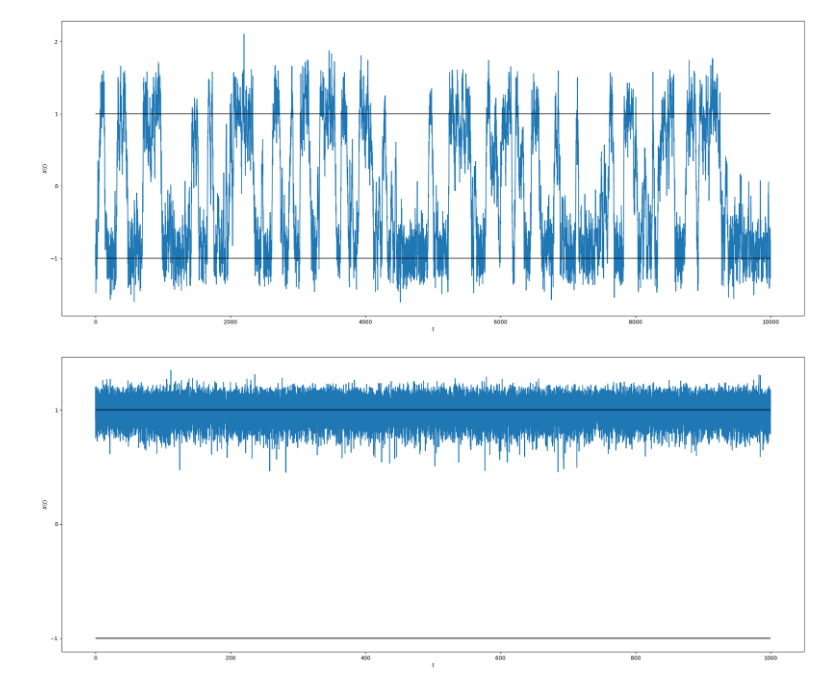
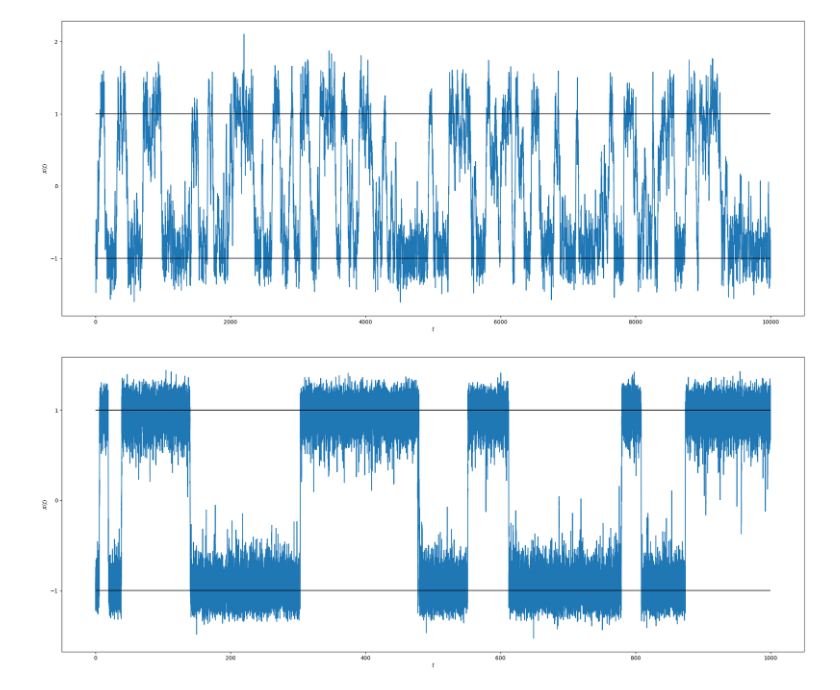
Before and after one commit to abhirao-03/stochastic-resonance, a Jupyter notebook: single_jump.ipynb, the cells around one changed output. Drawn from its saved outputs; the diff is of its cells as text; code cells hidden in the pictures.

Commit message:
more and more visualisations

```diff
--- a/single_jump.ipynb
+++ b/single_jump.ipynb
@@ -110,7 +110,7 @@ def create_climate_params(potential, params, want_jumps=True, jump_mult=1.5):
     if want_jumps:
         epsilon = (2.73 * 2 / np.log(params['time_horizon'])) * jump_mult
     else:
-        epsilon = 2.73 / np.log(params['time_horizon']) - 0.001
+        epsilon = 4.29 / np.log(params['time_horizon']) - 0.001
 
     climate_params['epsilon'] = epsilon
     climate_params['potential'] = potential
@@ -153,33 +153,33 @@ def plot_simulation(simulation, params):
     plt.figure(figsize=(25,10))
     for i in range(params['num_trajectories']):
         plt.plot(params['time_vec'], simulation[i, :])  # Plot each trajectory
     plt.yticks([-2, -1, 0, 1, 2])
     plt.hlines([1, -1], xmax=params['time_vec'][-1], xmin=params['time_vec'][0], colors="black")
     plt.xlabel('$t$')
     plt.ylabel('$X(t)$')
     plt.show()
 
-def run_simulation(x_init=1, dt=0.01, time_horizon=1000, num_trajectories=1,
-                  want_jumps=False, jump_mult=1.2):
+def run_simulation(x_init=-1, dt=0.01, time_horizon=1000, num_trajectories=1,
+                  want_jumps=True, jump_mult=1.2):
     # Create base parameters
     base_params = create_model_params(x_init=x_init, dt=dt,
                                     time_horizon=time_horizon,
                                     num_trajectories=num_trajectories)
 
     # Add climate-specific parameters
     climate_params = create_climate_params(d_poly__d_x, base_params,
                                          want_jumps=want_jumps,
                                          jump_mult=jump_mult)
 
     # Run simulation
     simulation = euler_maruyama(climate_params)
 
     # Plot results
     plot_simulation(simulation, climate_params)
 
     return simulation, climate_params
 
 # Run the simulation
 simulation, params = run_simulation()
 # %% [output]
-[figure, old version]
+[figure, new version]
```
Also changed, not shown: parts of 2 cells of this notebook, 7 other files.
